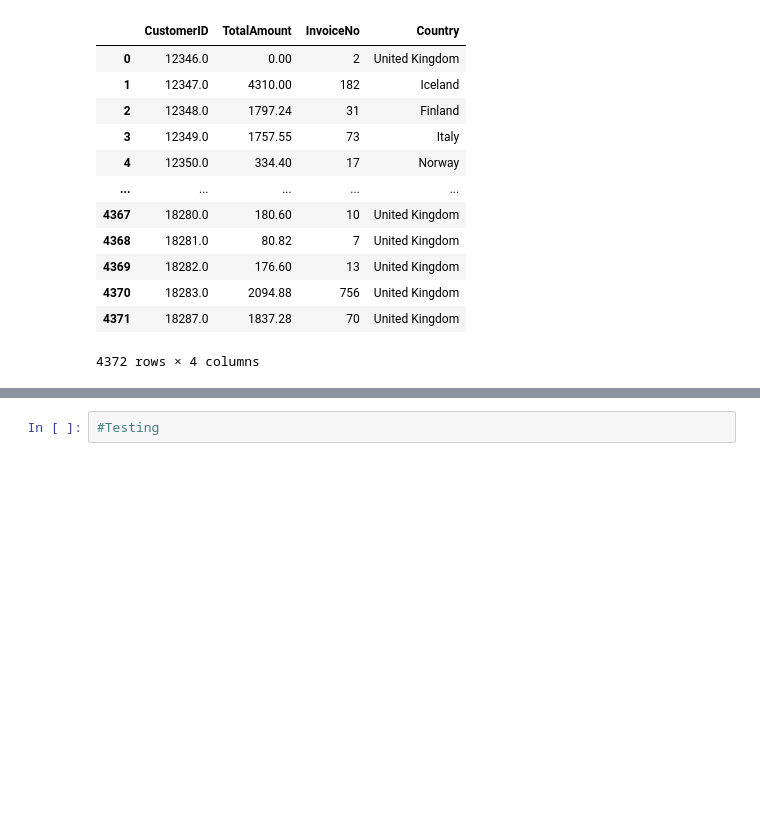
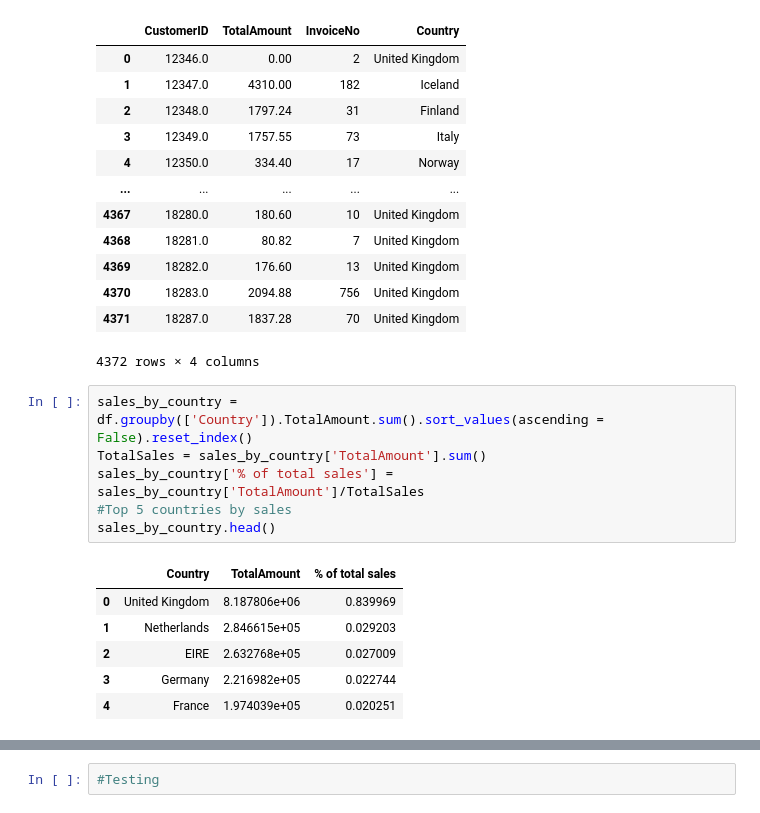
Before and after one commit to AkshayRai20/Projects1, a Jupyter notebook: Akshay_Online_Retail_Customer_Segmentation_Capstone_Project.ipynb, the cells around one changed output, grey strips where cells are left out. Drawn from its saved outputs; the diff is of its cells as text; blank space fills up the shorter version.

```diff
--- a/Akshay_Online_Retail_Customer_Segmentation_Capstone_Project.ipynb
+++ b/Akshay_Online_Retail_Customer_Segmentation_Capstone_Project.ipynb
@@ -239,3 +239,16 @@ cust_country
 | 4370 | 18283.0 | 2094.88 | 756 | United Kingdom |
 | 4371 | 18287.0 | 1837.28 | 70 | United Kingdom |
 4372 rows × 4 columns
+# %%
+sales_by_country = df.groupby(['Country']).TotalAmount.sum().sort_values(ascending = False).reset_index()
+TotalSales = sales_by_country['TotalAmount'].sum()
+sales_by_country['% of total sales'] = sales_by_country['TotalAmount']/TotalSales
+#Top 5 countries by sales
+sales_by_country.head()
+# %% [output]
+|  | Country | TotalAmount | % of total sales |
+| 0 | United Kingdom | 8.187806e+06 | 0.839969 |
+| 1 | Netherlands | 2.846615e+05 | 0.029203 |
+| 2 | EIRE | 2.632768e+05 | 0.027009 |
+| 3 | Germany | 2.216982e+05 | 0.022744 |
+| 4 | France | 1.974039e+05 | 0.020251 |
```
Also changed, not shown: parts of 1 cell of this notebook.
